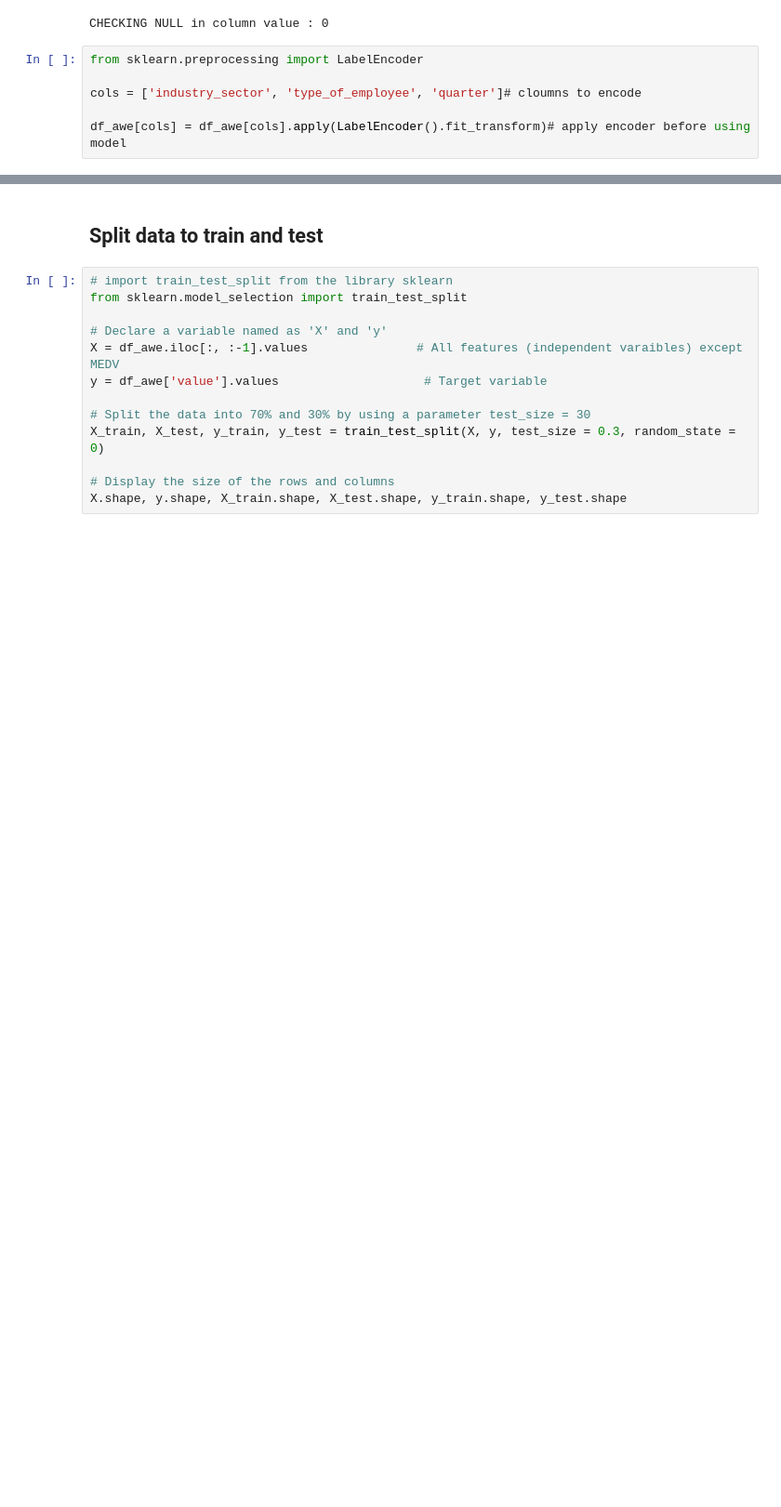
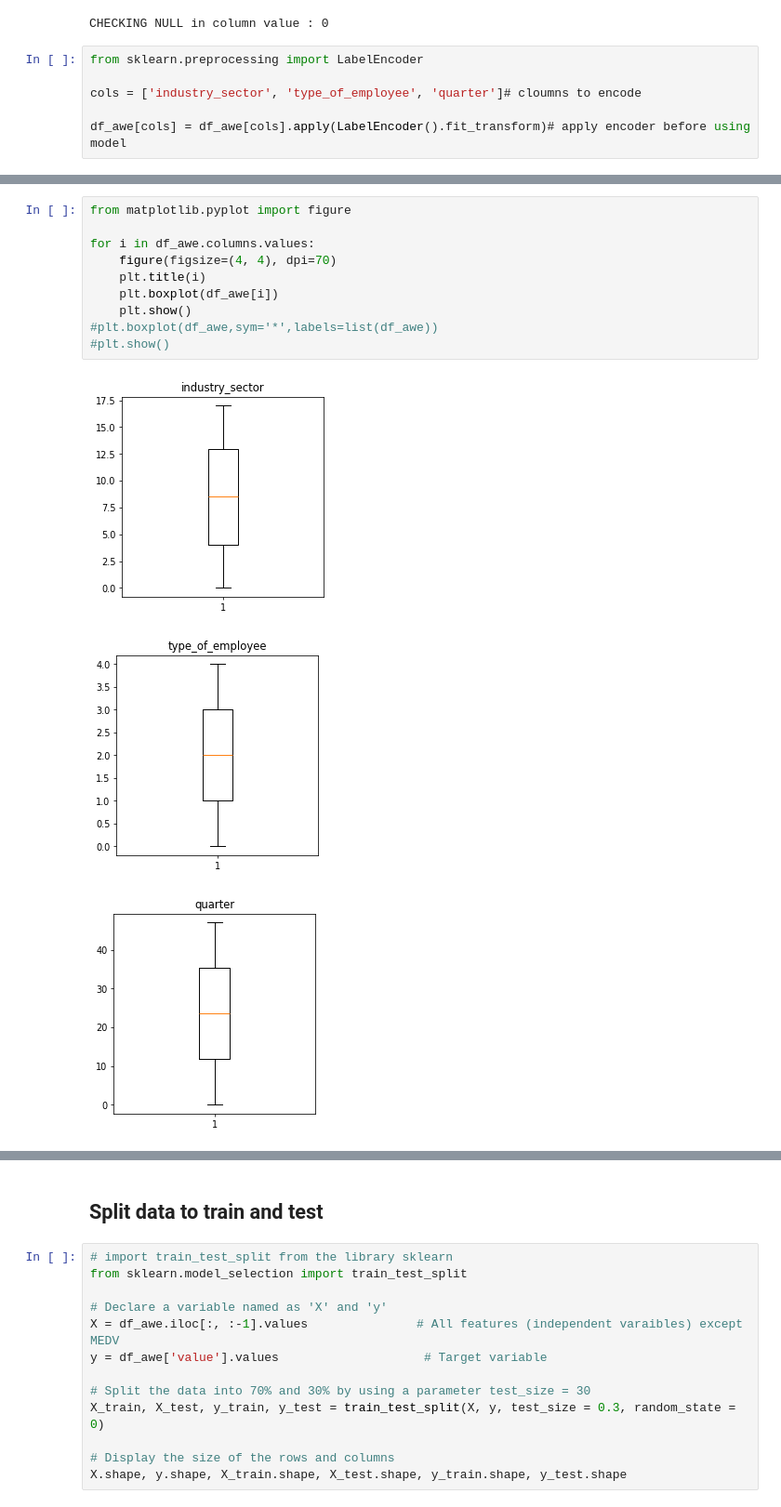
Before and after one commit to FernandoDataAnalitycs/ca_project, a Jupyter notebook: assignments.ipynb, the cells around one changed output, grey strips where cells are left out. Shown at 93% size. Cells and saved outputs as stored; diff of their text form; blank space fills up the shorter version.

```diff
--- a/assignments.ipynb
+++ b/assignments.ipynb
@@ -90,0 +102,14 @@ df_awe.head()
+# %%
+from matplotlib.pyplot import figure
+
+for i in df_awe.columns.values:
+    figure(figsize=(4, 4), dpi=70)
+    plt.title(i)
+    plt.boxplot(df_awe[i])
+    plt.show()
+#plt.boxplot(df_awe,sym='*',labels=list(df_awe))
+#plt.show()
+# %% [output]
+[figure, added]
+[figure, added]
+[figure, added]
```
Also changed, not shown: parts of 27 cells of this notebook, 2 other files.
